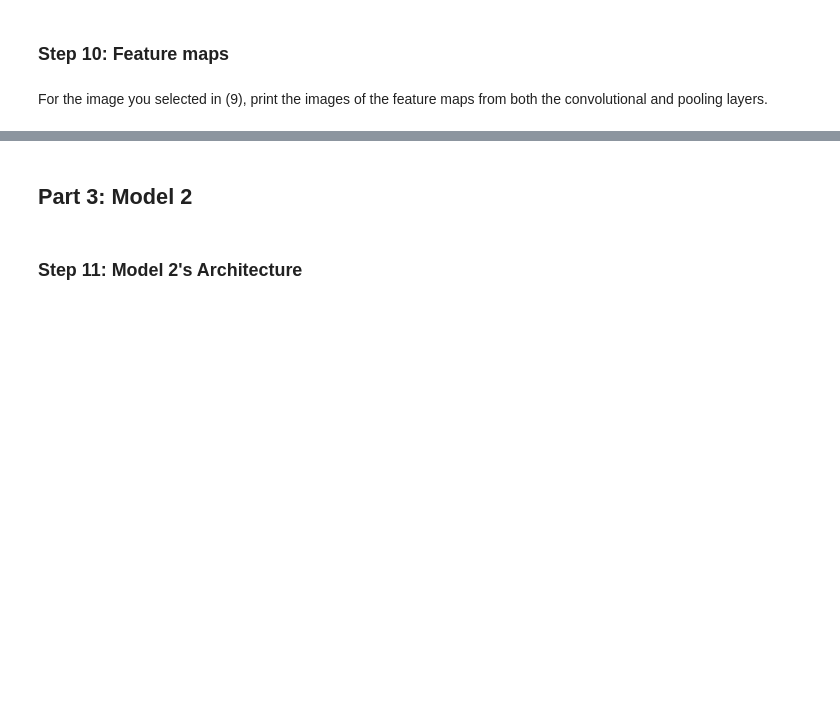
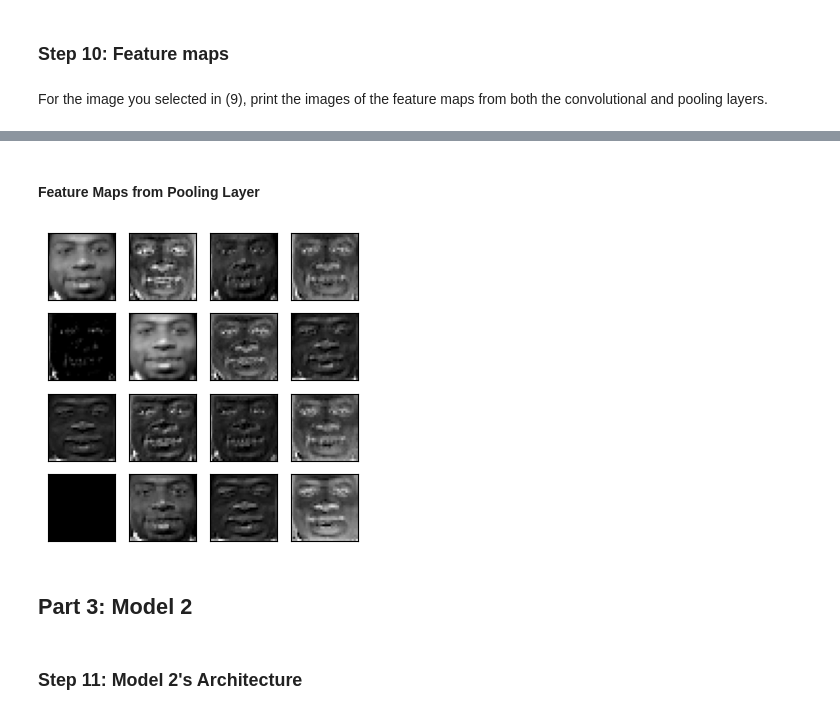
Before and after one commit to marhas109/ds10_all, a Jupyter notebook: C10_M3_Lab_pt2.ipynb, the cells around one changed output, grey strips where cells are left out. Saved outputs shown, nothing was run; the diff lists cells and outputs as text; code cells hidden in the pictures; blank space fills up the shorter version.

```diff
--- a/C10_M3_Lab_pt2.ipynb
+++ b/C10_M3_Lab_pt2.ipynb
@@ -110,3 +201,9 @@ plt.show
+# %% [markdown]
+#### Feature Maps from Pooling Layer
+# %%
+PlotFeatureMaps(pooling_output1)
+# %% [output]
+[figure, added]
 # %% [markdown]
 ## Part 3: Model 2
 # %% [markdown]
```
Also changed, not shown: parts of 19 cells of this notebook.
